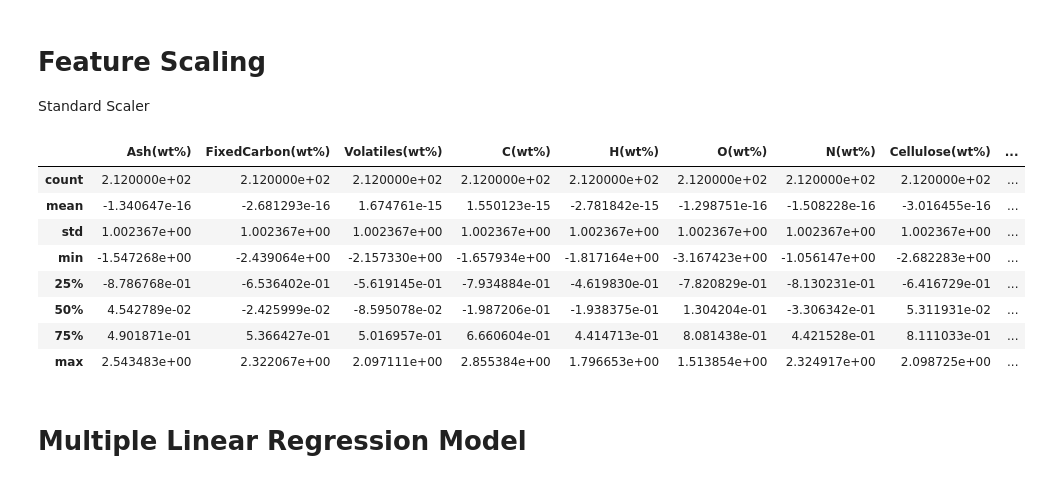
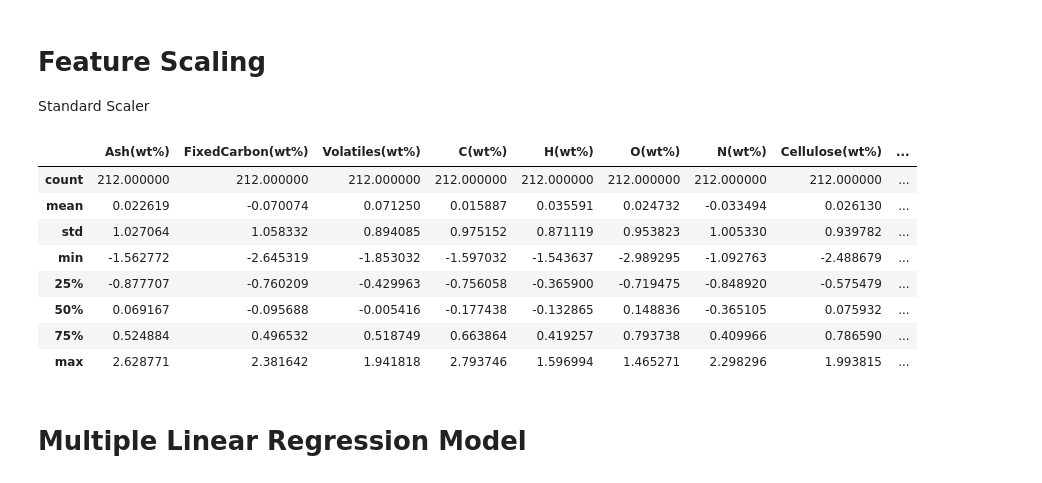
Before and after one commit to 17m301/BioFuel_YieldPrediction, a Jupyter notebook: Model.ipynb, the cells around one changed output. Cells and saved outputs as stored; diff of their text form; code cells hidden in the pictures.

```diff
--- a/Model.ipynb
+++ b/Model.ipynb
@@ -324,32 +299,32 @@ Standard Scaler
 # %%
 from sklearn.preprocessing import StandardScaler
 scaler=StandardScaler()
 #fitting the scaler to the training set to learn the parameter
 scaler.fit(x_train_capped)
 #Now transform the train set
 x_train_scaled=scaler.transform(x_train_capped)
 
 #above step will return numpy array so we need to transform this to DataFrame
 x_train_scaled=pd.DataFrame(x_train_scaled,columns=x_train_capped.columns)
 x_train_scaled.describe()
 
-scaler.fit(x_test_capped)
+
 x_test_scaled=scaler.transform(x_test_capped)
 x_test_scaled=pd.DataFrame(x_test_scaled,columns=x_test_capped.columns)
 x_test_scaled.describe()
 
 #Standardization used for K Means, KNN, ANN, GD and PCA
 #algo which uses distance to measure similarity which will affect when the data is having huge range difference, so we need to regularize
 # %% [output]
 |  | Ash(wt%) | FixedCarbon(wt%) | Volatiles(wt%) | C(wt%) | H(wt%) | O(wt%) | N(wt%) | Cellulose(wt%) | ... |
-| count | 2.120000e+02 | 2.120000e+02 | 2.120000e+02 | 2.120000e+02 | 2.120000e+02 | 2.120000e+02 | 2.120000e+02 | 2.120000e+02 | ... |
-| mean | -1.340647e-16 | -2.681293e-16 | 1.674761e-15 | 1.550123e-15 | -2.781842e-15 | -1.298751e-16 | -1.508228e-16 | -3.016455e-16 | ... |
-| std | 1.002367e+00 | 1.002367e+00 | 1.002367e+00 | 1.002367e+00 | 1.002367e+00 | 1.002367e+00 | 1.002367e+00 | 1.002367e+00 | ... |
-| min | -1.547268e+00 | -2.439064e+00 | -2.157330e+00 | -1.657934e+00 | -1.817164e+00 | -3.167423e+00 | -1.056147e+00 | -2.682283e+00 | ... |
-| 25% | -8.786768e-01 | -6.536402e-01 | -5.619145e-01 | -7.934884e-01 | -4.619830e-01 | -7.820829e-01 | -8.130231e-01 | -6.416729e-01 | ... |
-| 50% | 4.542789e-02 | -2.425999e-02 | -8.595078e-02 | -1.987206e-01 | -1.938375e-01 | 1.304204e-01 | -3.306342e-01 | 5.311931e-02 | ... |
-| 75% | 4.901871e-01 | 5.366427e-01 | 5.016957e-01 | 6.660604e-01 | 4.414713e-01 | 8.081438e-01 | 4.421528e-01 | 8.111033e-01 | ... |
-| max | 2.543483e+00 | 2.322067e+00 | 2.097111e+00 | 2.855384e+00 | 1.796653e+00 | 1.513854e+00 | 2.324917e+00 | 2.098725e+00 | ... |
+| count | 212.000000 | 212.000000 | 212.000000 | 212.000000 | 212.000000 | 212.000000 | 212.000000 | 212.000000 | ... |
+| mean | 0.022619 | -0.070074 | 0.071250 | 0.015887 | 0.035591 | 0.024732 | -0.033494 | 0.026130 | ... |
+| std | 1.027064 | 1.058332 | 0.894085 | 0.975152 | 0.871119 | 0.953823 | 1.005330 | 0.939782 | ... |
+| min | -1.562772 | -2.645319 | -1.853032 | -1.597032 | -1.543637 | -2.989295 | -1.092763 | -2.488679 | ... |
+| 25% | -0.877707 | -0.760209 | -0.429963 | -0.756058 | -0.365900 | -0.719475 | -0.848920 | -0.575479 | ... |
+| 50% | 0.069167 | -0.095688 | -0.005416 | -0.177438 | -0.132865 | 0.148836 | -0.365105 | 0.075932 | ... |
+| 75% | 0.524884 | 0.496532 | 0.518749 | 0.663864 | 0.419257 | 0.793738 | 0.409966 | 0.786590 | ... |
+| max | 2.628771 | 2.381642 | 1.941818 | 2.793746 | 1.596994 | 1.465271 | 2.298296 | 1.993815 | ... |
 # %% [markdown]
 # Multiple Linear Regression Model
 # %%
```
Also changed, not shown: parts of 14 cells of this notebook.
